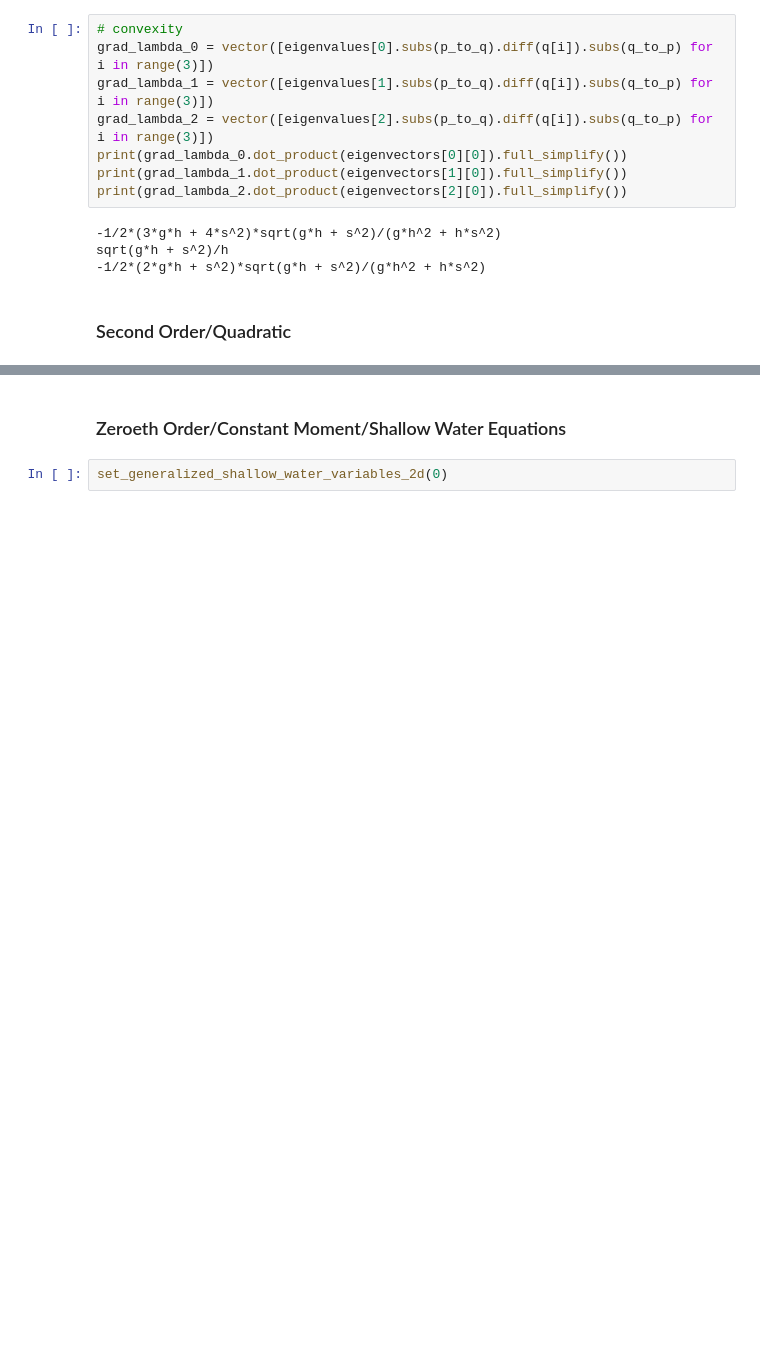
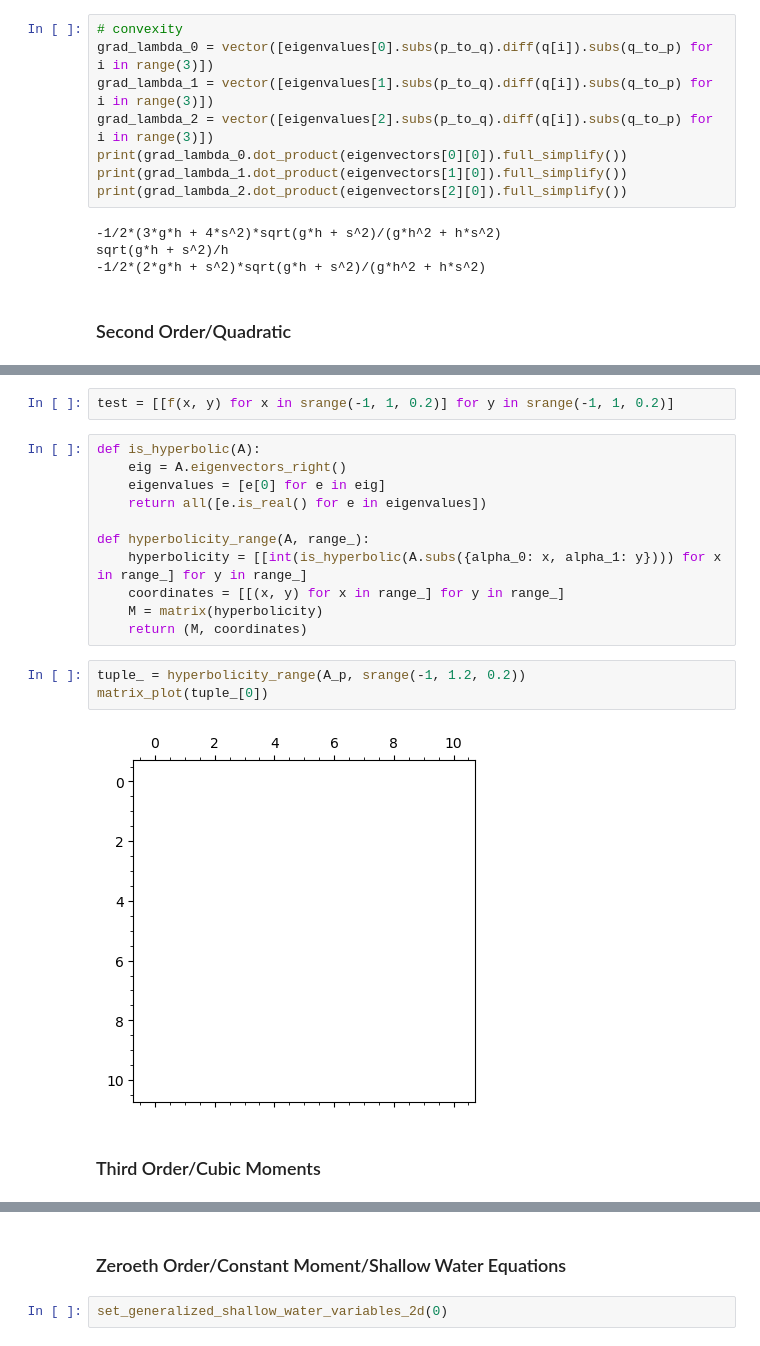
Before and after one commit to caleblogemann/Research, a Jupyter notebook: Notes/GeneralizedShallowWaterHyperbolicity.ipynb, the cells around one changed output, grey strips where cells are left out. Drawn from its saved outputs; the diff is of its cells as text; blank space fills up the shorter version.

```diff
--- a/Notes/GeneralizedShallowWaterHyperbolicity.ipynb
+++ b/Notes/GeneralizedShallowWaterHyperbolicity.ipynb
@@ -90,0 +119,20 @@ set_generalized_shallow_water_variables_1d(2)
+# %%
+test = [[f(x, y) for x in srange(-1, 1, 0.2)] for y in srange(-1, 1, 0.2)]
+# %%
+def is_hyperbolic(A):
+    eig = A.eigenvectors_right()
+    eigenvalues = [e[0] for e in eig]
+    return all([e.is_real() for e in eigenvalues])
+
+def hyperbolicity_range(A, range_):
+    hyperbolicity = [[int(is_hyperbolic(A.subs({alpha_0: x, alpha_1: y}))) for x in range_] for y in range_]
+    coordinates = [[(x, y) for x in range_] for y in range_]
+    M = matrix(hyperbolicity)
+    return (M, coordinates)
+# %%
+tuple_ = hyperbolicity_range(A_p, srange(-1, 1.2, 0.2))
+matrix_plot(tuple_[0])
+# %% [output]
+[figure, added]
+# %% [markdown]
+### Third Order/Cubic Moments
```
Also changed, not shown: parts of 18 cells of this notebook, 9 other files.
